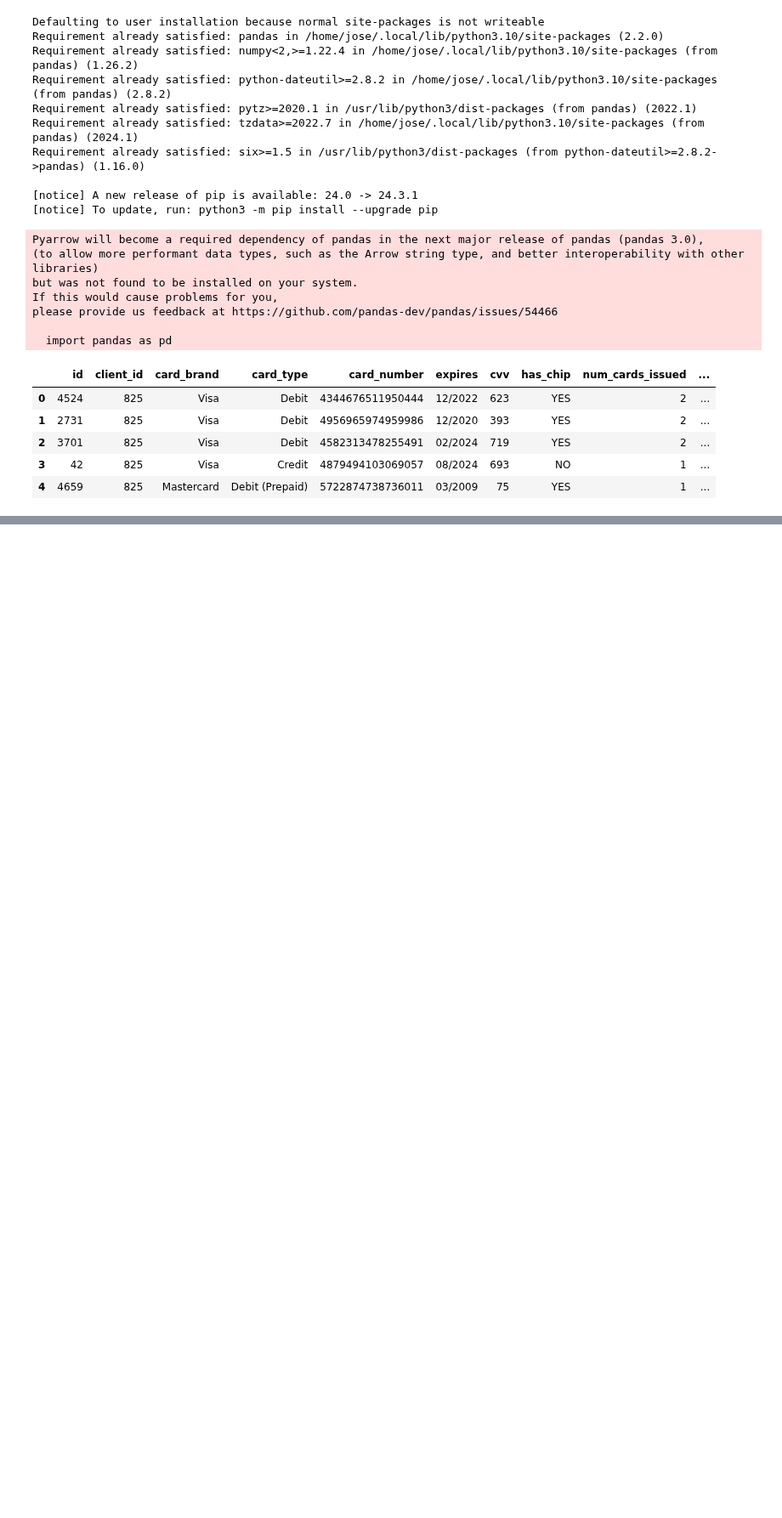
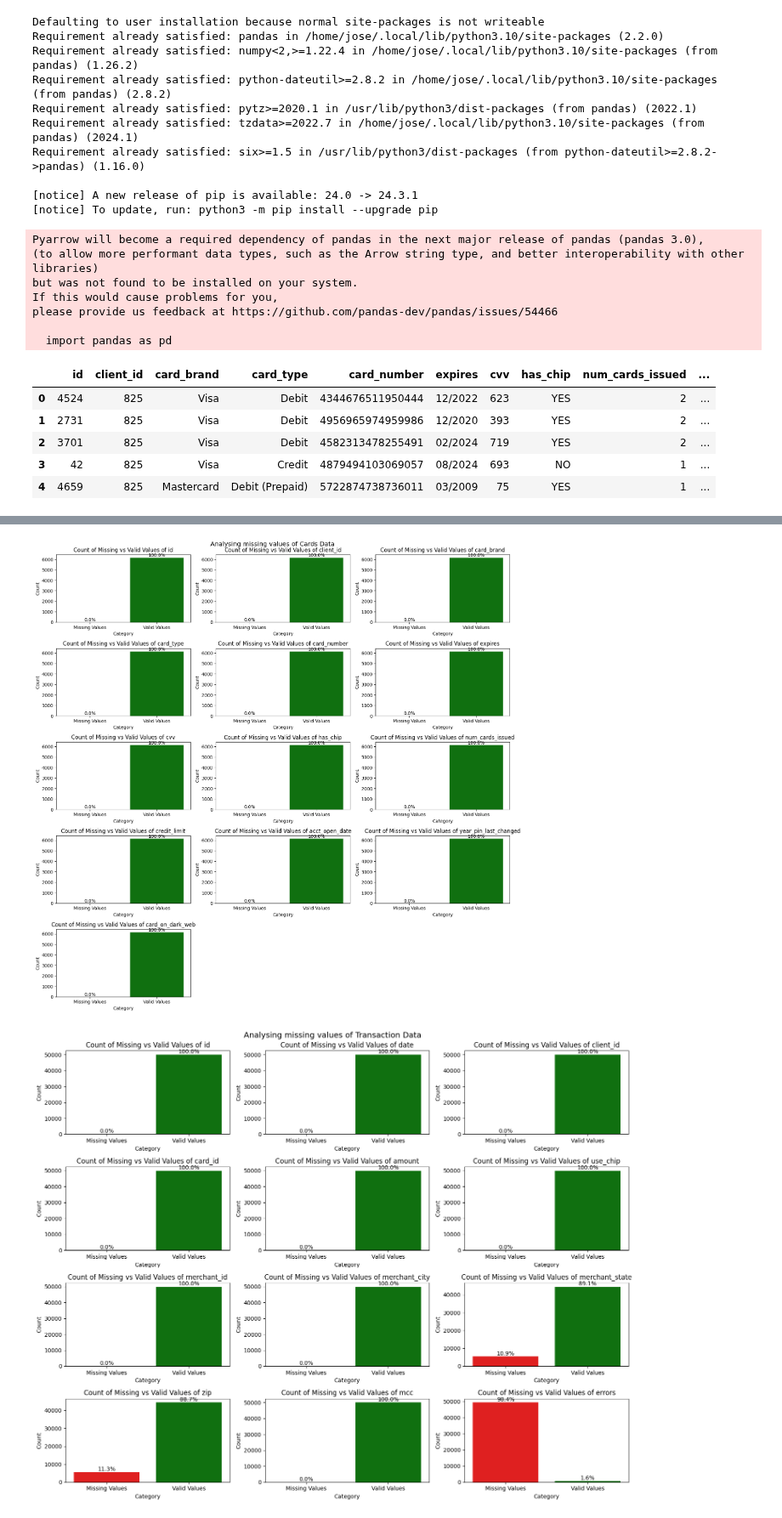
Before and after one commit to josedallatorre/adb-project, a Jupyter notebook: solution.ipynb, the cells around one changed output, grey strips where cells are left out. Shown at 85% size. Cells and saved outputs as stored; diff of their text form; code cells hidden in the pictures; blank space fills up the shorter version.

Commit message:
feat: added plot for missing values

```diff
--- a/solution.ipynb
+++ b/solution.ipynb
@@ -98,0 +55,45 @@ def create_plot(dfs: list[pd.DataFrame])-> None:
+# %%
+import seaborn as sns
+import matplotlib.pyplot as plt
+import math
+"""
+temp = users_df.copy()
+temp["total"] = temp["id"].shape
+temp["missing"] = temp["id"].isna().sum()
+sns.countplot(y=temp, data=users_df.fillna('Missing'),hue=users_df["id"], palette='colorblind')
+plt.show()
+"""
+def create_plot(df: pd.DataFrame, df_name:str)-> None:
+    n_cols = 3
+    n_rows = math.ceil(len(df.columns) / n_cols)
+    plt.figure(figsize=(15, n_rows * 3))
+    for i,column in enumerate(df.columns,1):
+        # Count missing and valid values
+        total = len(df[column])
+        missing_count = df[column].isna().sum()
+        valid_count = df[column].notna().sum()
+
+        # Prepare data for plotting
+        plot_data = pd.DataFrame({
+            'Category': ['Missing Values', 'Valid Values'],
+            'Count': [missing_count, valid_count]
+        })
+        # Create the
+        plt.suptitle(f"Analysing missing values of {df_name}", fontsize=14)
+        # Create the countplot
+        ax = plt.subplot(n_rows,n_cols,i)
+        sns.barplot(data=plot_data, x='Category', y='Count',hue='Category', palette=['red', 'green'])
+        plt.title(f"Count of Missing vs Valid Values of {column}")
+        plt.ylabel('Count')
+        plt.xlabel('Category')
+        for c in ax.containers:
+            ax.bar_label(c, fmt=lambda x: f'{(x/total)*100:0.1f}%')
+    plt.tight_layout()
+    plt.show()
+
+create_plot(cards_df, "Cards Data")
+create_plot(transactions_df, "Transaction Data")
+create_plot(users_df, "Users Data")
+# %% [output]
+[figure, added]
+[figure, added]
```
Also changed, not shown: parts of 3 cells of this notebook.
